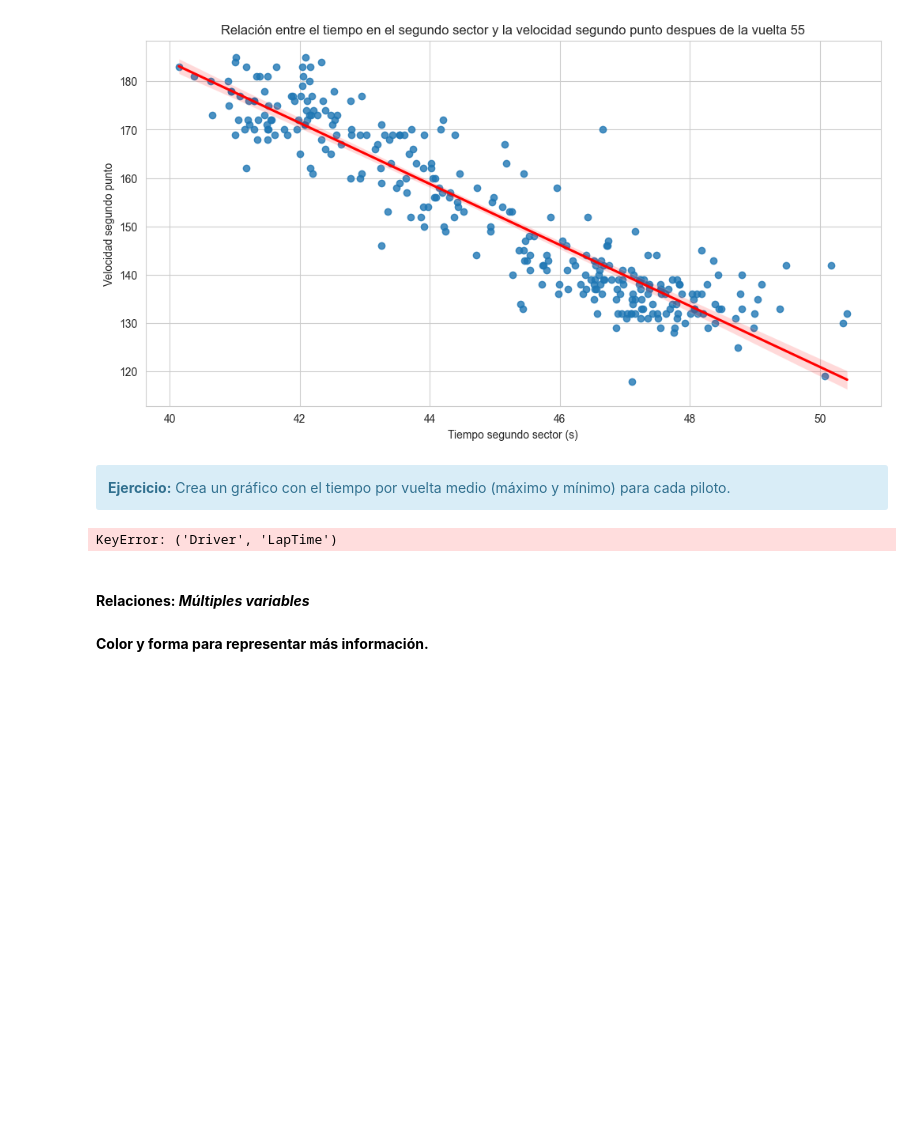
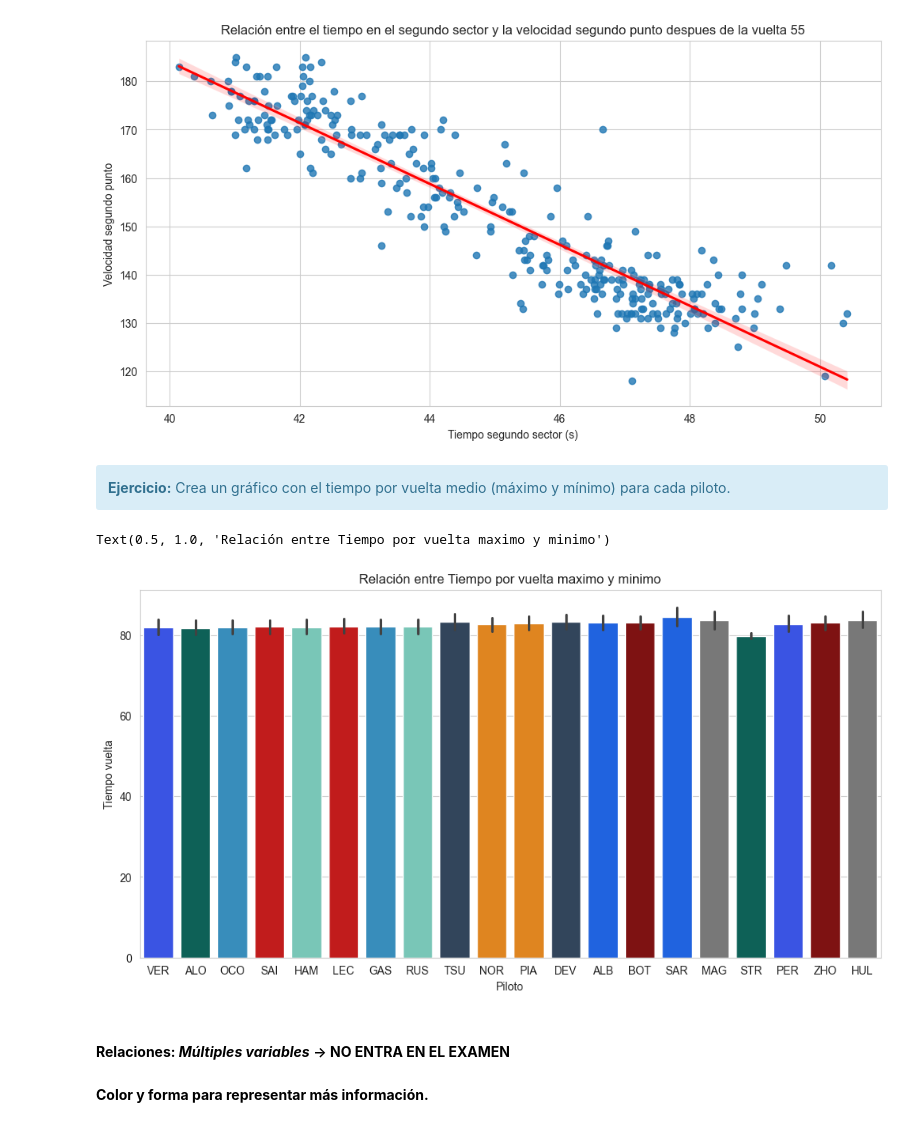
Before and after one commit to medinafdzz/Sistemas-Inteligentes, a Jupyter notebook: prácticas/ES/P2/P2.3-Visualización.ipynb, the cells around one changed output. Cells and saved outputs as stored; diff of their text form; code cells hidden in the pictures; blank space fills up the shorter version.

Commit message:
Practica 3: Visualizacion

```diff
--- a/prácticas/ES/P2/P2.3-Visualización.ipynb
+++ b/prácticas/ES/P2/P2.3-Visualización.ipynb
@@ -351,13 +351,20 @@ Text(0.5, 1.0, 'Relación entre el tiempo en el segundo sector y la velocidad se
 <div class="alert alert-block alert-info">
     <b>Ejercicio:</b> Crea un gráfico con el tiempo por vuelta medio (máximo y mínimo) para cada piloto.
 </div>
-# %%
-# Tu código aquí
-data[("Driver","LapTime")].sort("Laptime")
-# %% [output]
-KeyError: ('Driver', 'LapTime')
+# %%
+# ejercicio tipo examen
+# 1) Saber tipo de grafico, en este caso al ser un avariable numerica y otra categorica, se descartan histogramas, se usa el de barras
+
+plt.figure(figsize=fig_size); # Tamaño del plot
+the_plot = sns.barplot(data=data, x='Driver', y=data['LapTime'].dt.total_seconds(), hue='Driver', palette=driver_colors)
+the_plot.set_xlabel("Piloto")
+the_plot.set_ylabel("Tiempo vuelta")
+the_plot.set_title("Relación entre Tiempo por vuelta maximo y minimo")
+# %% [output]
+Text(0.5, 1.0, 'Relación entre Tiempo por vuelta maximo y minimo')
+[figure, added]
 # %% [markdown]
-#### **Relaciones: *Múltiples variables***
+#### **Relaciones: *Múltiples variables*** -> **NO ENTRA EN EL EXAMEN**
 # %% [markdown]
 **Color y forma para representar más información.**
 # %%
```
Also changed, not shown: parts of 5 cells of this notebook.
